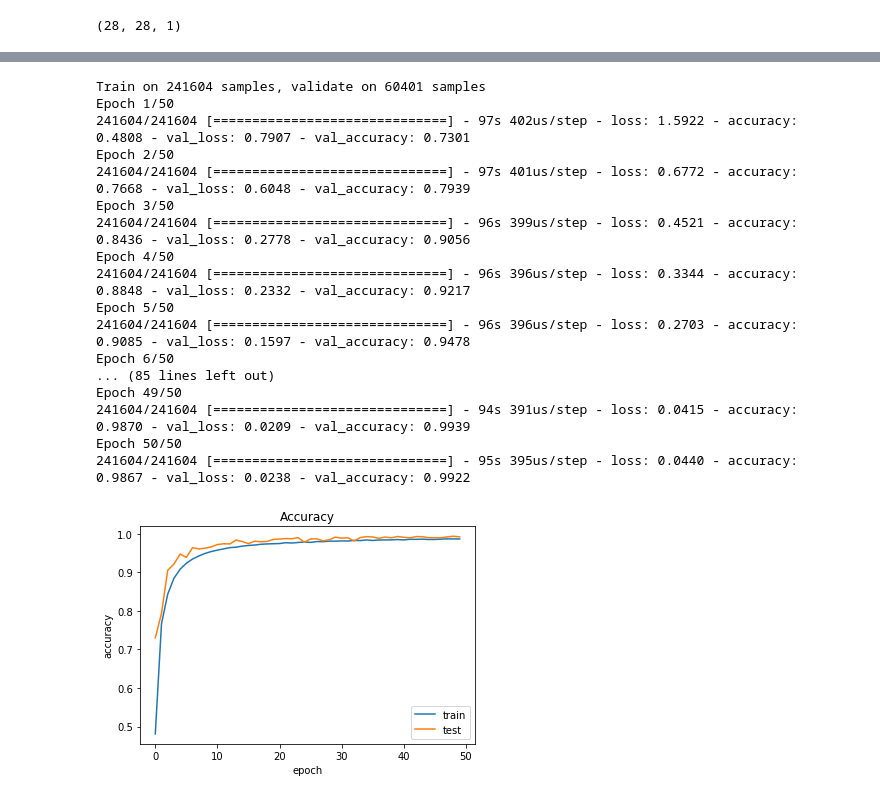
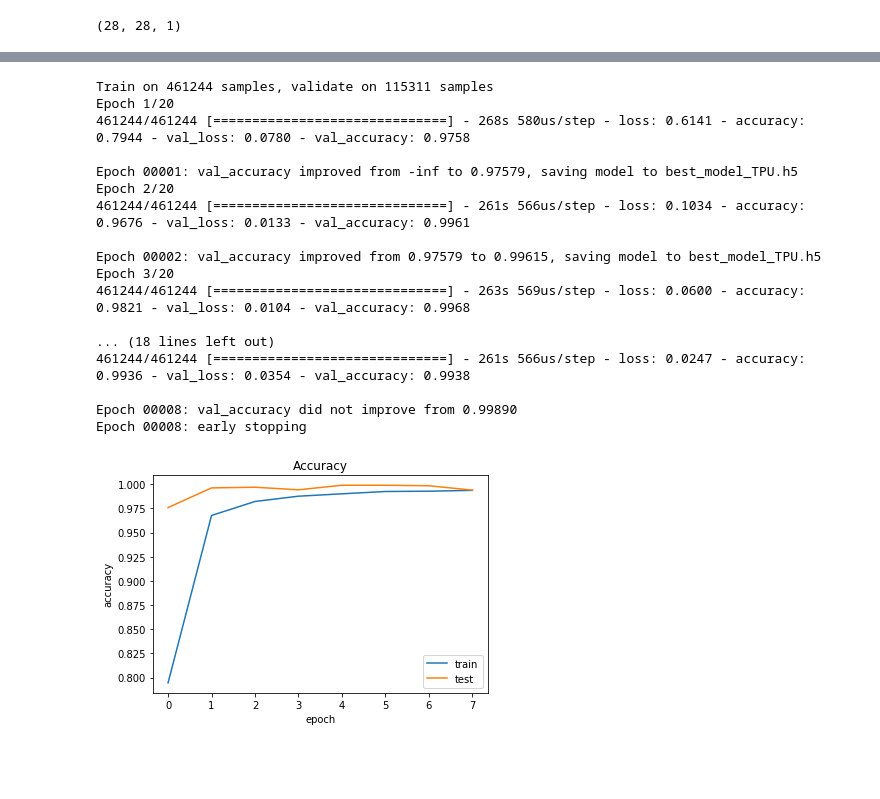
Before and after one commit to GurpartapSS/HandSignRecognition_CNN, a Jupyter notebook: SignLang_Training_TPU.ipynb, the cells around one changed output, grey strips where cells are left out. Saved outputs shown, nothing was run; the diff lists cells and outputs as text; code cells hidden in the pictures; blank space fills up the shorter version.

Commit message:
to avoid overfitting, adding early stopping and model checkpoint

```diff
--- a/SignLang_Training_TPU.ipynb
+++ b/SignLang_Training_TPU.ipynb
@@ -107,5 +113,5 @@ im_pa = np.reshape(new_im,(27455*10,784))
 # %%
-lb_pa = np.reshape(new_labels,(27455*10,24))
+lb_pa = np.reshape(new_labels,(27455*20,24))
 # %%
 plt.imshow(im_pa[1].reshape(28,28)),lb_pa[1]
 # %% [output]
@@ -147,19 +154,19 @@ tpu_strategy = tf.distribute.experimental.TPUStrategy(tpu)
 # %%
 with tpu_strategy.scope():
     model = Sequential()
-    model.add(Conv2D(128, kernel_size=(3,3), activation = 'relu', input_shape=(28, 28 ,1) ))
+    model.add(Conv2D(128, kernel_size=(3,3), activation = 'relu',padding='same', input_shape=(28, 28 ,1) ))
+    model.add(MaxPooling2D(pool_size = (2, 2)))
+    model.add(Conv2D(128, kernel_size = (3, 3), activation = 'relu'))
     model.add(MaxPooling2D(pool_size = (2, 2)))
 
-    model.add(Conv2D(64, kernel_size = (3, 3), activation = 'relu'))
-    model.add(MaxPooling2D(pool_size = (2, 2)))
-
-    model.add(Conv2D(64, kernel_size = (3, 3), activation = 'relu'))
+    model.add(Conv2D(256, kernel_size = (3, 3), activation = 'relu'))
     model.add(MaxPooling2D(pool_size = (2, 2)))
 
     model.add(Flatten())
     model.add(Dense(128, activation = 'relu'))
     model.add(Dropout(0.20))
+    model.add(Dense(256, activation = 'relu'))
+    model.add(Dropout(0.20))
     model.add(Dense(num_classes, activation = 'softmax'))
 
-    model.compile(loss = keras.losses.categorical_crossentropy, optimizer=keras.optimizers.Adam(),
-              metrics=['accuracy'])
+    model.compile(loss = keras.losses.categorical_crossentropy, optimizer=keras.optimizers.Adam(), metrics=['accuracy'])
@@ -166,33 +175,35 @@ with tpu_strategy.scope():
+# %%
+es = EarlyStopping(monitor='val_loss', min_delta=0.008 , patience=3, verbose=1, mode='auto', baseline=None, restore_best_weights=False)
+mc = ModelCheckpoint('best_model_TPU.h5', monitor='val_accuracy', mode='max', verbose=1, save_best_only=True)
 # %%
-history = model.fit(x_train, y_train, validation_data = (x_test, y_test), epochs=epochs, batch_size=batch_size)
+history = model.fit(x_train, y_train, validation_data = (x_test, y_test), epochs=20, batch_size=batch_size, callbacks=[es, mc])
 # %% [output]
-Train on 241604 samples, validate on 60401 samples
-Epoch 1/50
-241604/241604 [==============================] - 97s 402us/step - loss: 1.5922 - accuracy: 0.4808 - val_loss: 0.7907 - val_accuracy: 0.7301
-Epoch 2/50
-241604/241604 [==============================] - 97s 401us/step - loss: 0.6772 - accuracy: 0.7668 - val_loss: 0.6048 - val_accuracy: 0.7939
-Epoch 3/50
-241604/241604 [==============================] - 96s 399us/step - loss: 0.4521 - accuracy: 0.8436 - val_loss: 0.2778 - val_accuracy: 0.9056
-Epoch 4/50
-241604/241604 [==============================] - 96s 396us/step - loss: 0.3344 - accuracy: 0.8848 - val_loss: 0.2332 - val_accuracy: 0.9217
-Epoch 5/50
-241604/241604 [==============================] - 96s 396us/step - loss: 0.2703 - accuracy: 0.9085 - val_loss: 0.1597 - val_accuracy: 0.9478
-Epoch 6/50
-... (85 lines left out)
-Epoch 49/50
-241604/241604 [==============================] - 94s 391us/step - loss: 0.0415 - accuracy: 0.9870 - val_loss: 0.0209 - val_accuracy: 0.9939
-Epoch 50/50
-241604/241604 [==============================] - 95s 395us/step - loss: 0.0440 - accuracy: 0.9867 - val_loss: 0.0238 - val_accuracy: 0.9922
+Train on 461244 samples, validate on 115311 samples
+Epoch 1/20
+461244/461244 [==============================] - 268s 580us/step - loss: 0.6141 - accuracy: 0.7944 - val_loss: 0.0780 - val_accuracy: 0.9758
+
+Epoch 00001: val_accuracy improved from -inf to 0.97579, saving model to best_model_TPU.h5
+Epoch 2/20
+461244/461244 [==============================] - 261s 566us/step - loss: 0.1034 - accuracy: 0.9676 - val_loss: 0.0133 - val_accuracy: 0.9961
+
+Epoch 00002: val_accuracy improved from 0.97579 to 0.99615, saving model to best_model_TPU.h5
+Epoch 3/20
+461244/461244 [==============================] - 263s 569us/step - loss: 0.0600 - accuracy: 0.9821 - val_loss: 0.0104 - val_accuracy: 0.9968
+
+... (18 lines left out)
+461244/461244 [==============================] - 261s 566us/step - loss: 0.0247 - accuracy: 0.9936 - val_loss: 0.0354 - val_accuracy: 0.9938
+
+Epoch 00008: val_accuracy did not improve from 0.99890
+Epoch 00008: early stopping
 # %%
-
-history.history.keys()
+#history.history.keys()
 plt.plot(history.history['accuracy'])
 plt.plot(history.history['val_accuracy'])
 plt.title("Accuracy")
 plt.xlabel('epoch')
 plt.ylabel('accuracy')
 plt.legend(['train','test'])
 plt.show()
 # %% [output]
-[figure, old version]
+[figure, new version]
 # %%
```
Also changed, not shown: parts of 21 cells of this notebook, 1 other file.
